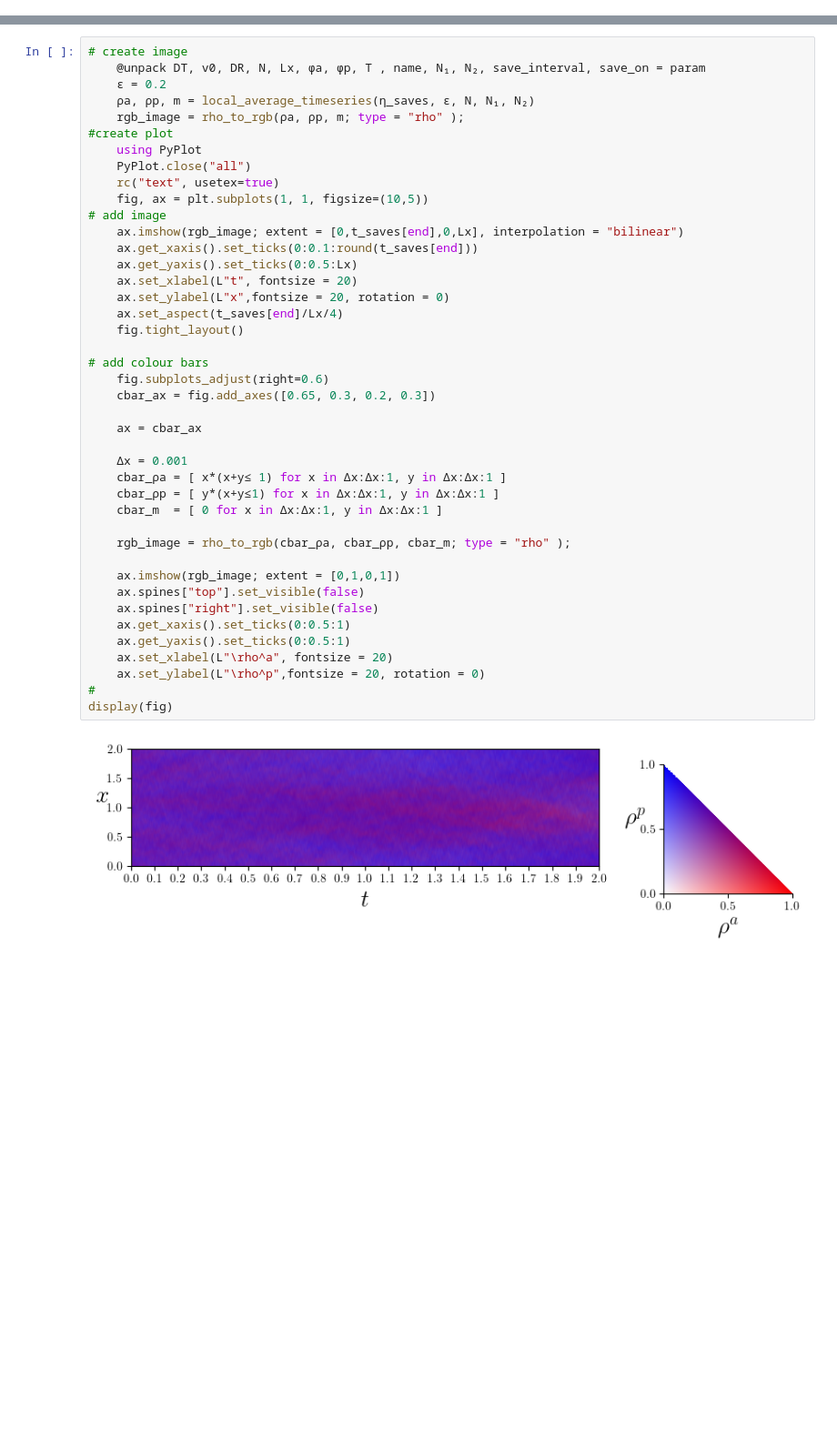
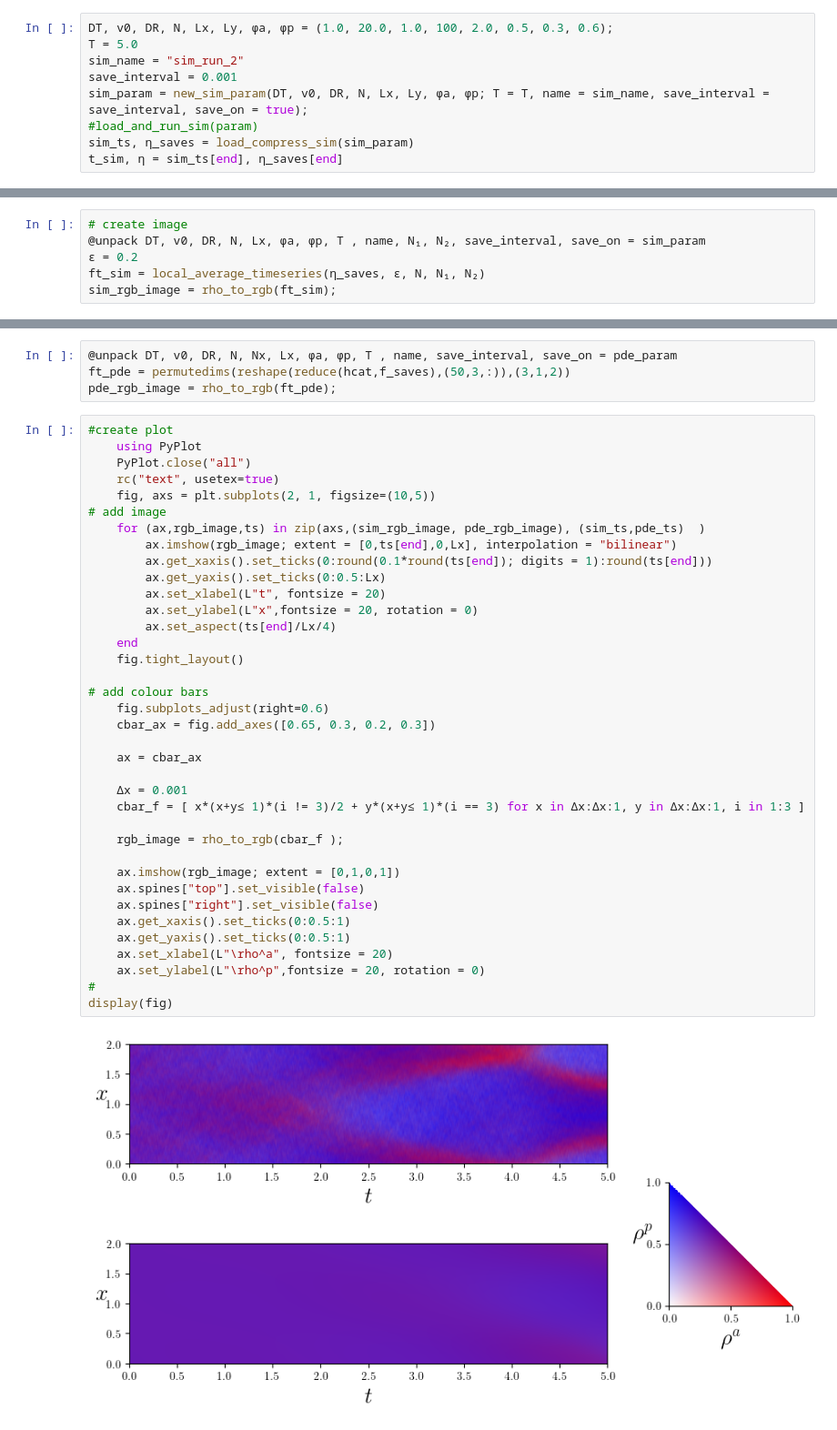
Before and after one commit to jimmmmason/Active_Lattice, a Jupyter notebook: pm_scripts/pm_pde_scripts/pm_pde_plot.ipynb, the cells around one changed output, grey strips where cells are left out. Shown: that part at 91% size. Cells and saved outputs as stored; diff of their text form; blank space fills up the shorter version.

Commit message:
duel plot added

```diff
--- a/pm_scripts/pm_pde_scripts/pm_pde_plot.ipynb
+++ b/pm_scripts/pm_pde_scripts/pm_pde_plot.ipynb
@@ -21,0 +22,9 @@ saved
+# %%
+DT, v0, DR, N, Lx, Ly, ϕa, ϕp = (1.0, 20.0, 1.0, 100, 2.0, 0.5, 0.3, 0.6);
+T = 5.0
+sim_name = "sim_run_2"
+save_interval = 0.001
+sim_param = new_sim_param(DT, v0, DR, N, Lx, Ly, ϕa, ϕp; T = T, name = sim_name, save_interval = save_interval, save_on = true);
+#load_and_run_sim(param)
+sim_ts, η_saves = load_compress_sim(sim_param)
+t_sim, η = sim_ts[end], η_saves[end]
@@ -69,0 +82,6 @@ display(fig)
+# %%
+# create image
+@unpack DT, v0, DR, N, Lx, ϕa, ϕp, T , name, N₁, N₂, save_interval, save_on = sim_param
+ϵ = 0.2
+ft_sim = local_average_timeseries(η_saves, ϵ, N, N₁, N₂)
+sim_rgb_image = rho_to_rgb(ft_sim);
@@ -70,44 +93,43 @@ display(fig)
+# %%
+@unpack DT, v0, DR, N, Nx, Lx, ϕa, ϕp, T , name, save_interval, save_on = pde_param
+ft_pde = permutedims(reshape(reduce(hcat,f_saves),(50,3,:)),(3,1,2))
+pde_rgb_image = rho_to_rgb(ft_pde);
 # %%
-# create image
-    @unpack DT, v0, DR, N, Lx, ϕa, ϕp, T , name, N₁, N₂, save_interval, save_on = param
-    ϵ = 0.2
-    ρa, ρp, m = local_average_timeseries(η_saves, ϵ, N, N₁, N₂)
-    rgb_image = rho_to_rgb(ρa, ρp, m; type = "rho" );
 #create plot
     using PyPlot
     PyPlot.close("all")
     rc("text", usetex=true)
-    fig, ax = plt.subplots(1, 1, figsize=(10,5))
+    fig, axs = plt.subplots(2, 1, figsize=(10,5))
 # add image
-    ax.imshow(rgb_image; extent = [0,t_saves[end],0,Lx], interpolation = "bilinear")
-    ax.get_xaxis().set_ticks(0:0.1:round(t_saves[end]))
-    ax.get_yaxis().set_ticks(0:0.5:Lx)
-    ax.set_xlabel(L"t", fontsize = 20)
-    ax.set_ylabel(L"x",fontsize = 20, rotation = 0)
-    ax.set_aspect(t_saves[end]/Lx/4)
+    for (ax,rgb_image,ts) in zip(axs,(sim_rgb_image, pde_rgb_image), (sim_ts,pde_ts)  )
+        ax.imshow(rgb_image; extent = [0,ts[end],0,Lx], interpolation = "bilinear")
+        ax.get_xaxis().set_ticks(0:round(0.1*round(ts[end]); digits = 1):round(ts[end]))
+        ax.get_yaxis().set_ticks(0:0.5:Lx)
+        ax.set_xlabel(L"t", fontsize = 20)
+        ax.set_ylabel(L"x",fontsize = 20, rotation = 0)
+        ax.set_aspect(ts[end]/Lx/4)
+    end
     fig.tight_layout()
 
 # add colour bars
     fig.subplots_adjust(right=0.6)
     cbar_ax = fig.add_axes([0.65, 0.3, 0.2, 0.3])
 
     ax = cbar_ax
 
     Δx = 0.001
-    cbar_ρa = [ x*(x+y≤ 1) for x in Δx:Δx:1, y in Δx:Δx:1 ]
-    cbar_ρp = [ y*(x+y≤1) for x in Δx:Δx:1, y in Δx:Δx:1 ]
-    cbar_m  = [ 0 for x in Δx:Δx:1, y in Δx:Δx:1 ]
+    cbar_f = [ x*(x+y≤ 1)*(i != 3)/2 + y*(x+y≤ 1)*(i == 3) for x in Δx:Δx:1, y in Δx:Δx:1, i in 1:3 ]
 
-    rgb_image = rho_to_rgb(cbar_ρa, cbar_ρp, cbar_m; type = "rho" );
+    rgb_image = rho_to_rgb(cbar_f );
 
     ax.imshow(rgb_image; extent = [0,1,0,1])
     ax.spines["top"].set_visible(false)
     ax.spines["right"].set_visible(false)
     ax.get_xaxis().set_ticks(0:0.5:1)
     ax.get_yaxis().set_ticks(0:0.5:1)
     ax.set_xlabel(L"\rho^a", fontsize = 20)
     ax.set_ylabel(L"\rho^p",fontsize = 20, rotation = 0)
 #
 display(fig)
 # %% [output]
-[figure, old version]
+[figure, new version]
```
Also changed, not shown: parts of 7 cells of this notebook, 4 other files.
